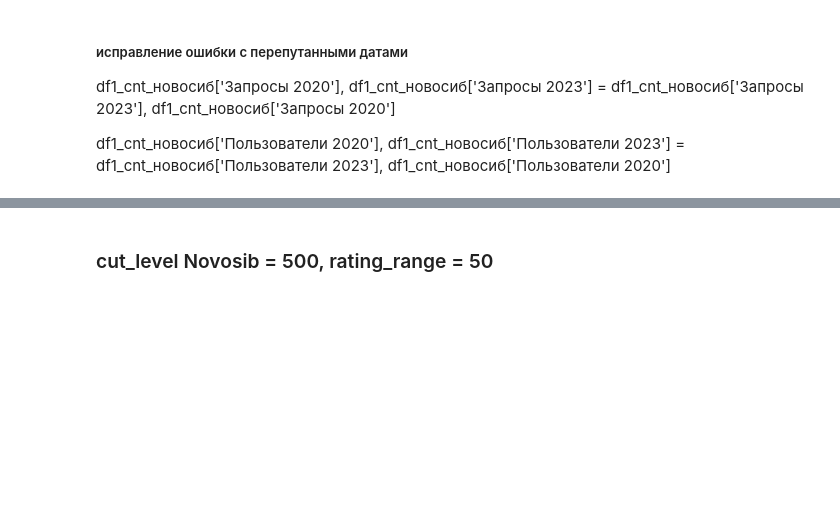
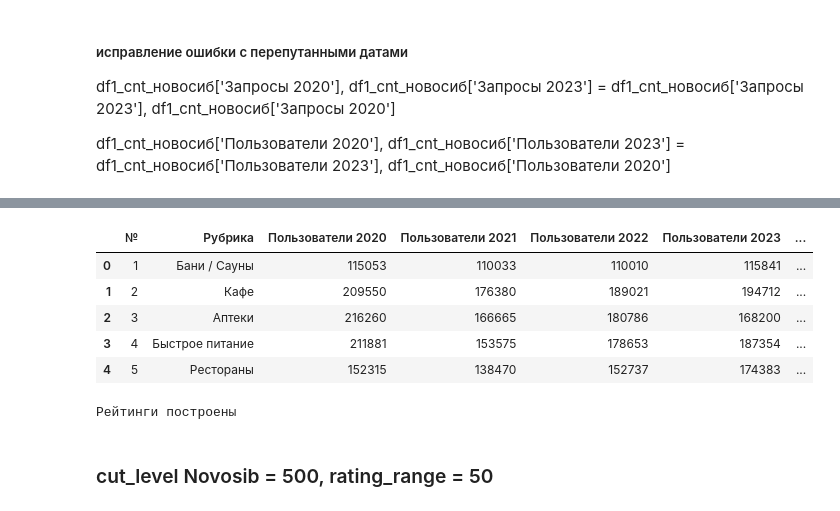
Before and after one commit to mamedovramil/Geoservice-data-analysis, a Jupyter notebook: 2gis.ipynb, the cells around one changed output, grey strips where cells are left out. Cells and saved outputs as stored; diff of their text form; code cells hidden in the pictures; blank space fills up the shorter version.

```diff
--- a/2gis.ipynb
+++ b/2gis.ipynb
@@ -941,2 +1041,15 @@ novosib_svod_itogo = novosib_svod_itogo[novosib_svod_itogo['№'] != 'Итог']
+# %%
+novosib_svod_itogo.head(5)
+# %% [output]
+|  | № | Рубрика | Пользователи 2020 | Пользователи 2021 | Пользователи 2022 | Пользователи 2023 | ... |
+| 0 | 1 | Бани / Сауны | 115053 | 110033 | 110010 | 115841 | ... |
+| 1 | 2 | Кафе | 209550 | 176380 | 189021 | 194712 | ... |
+| 2 | 3 | Аптеки | 216260 | 166665 | 180786 | 168200 | ... |
+| 3 | 4 | Быстрое питание | 211881 | 153575 | 178653 | 187354 | ... |
+| 4 | 5 | Рестораны | 152315 | 138470 | 152737 | 174383 | ... |
+# %%
+novosib_ratings = count_ratings(novosib_svod_itogo, index=70)
+# %% [output]
+Рейтинги построены
 # %% [markdown]
 ### cut_level Novosib = 500, rating_range = 50
```
Also changed, not shown: parts of 18 cells of this notebook.
